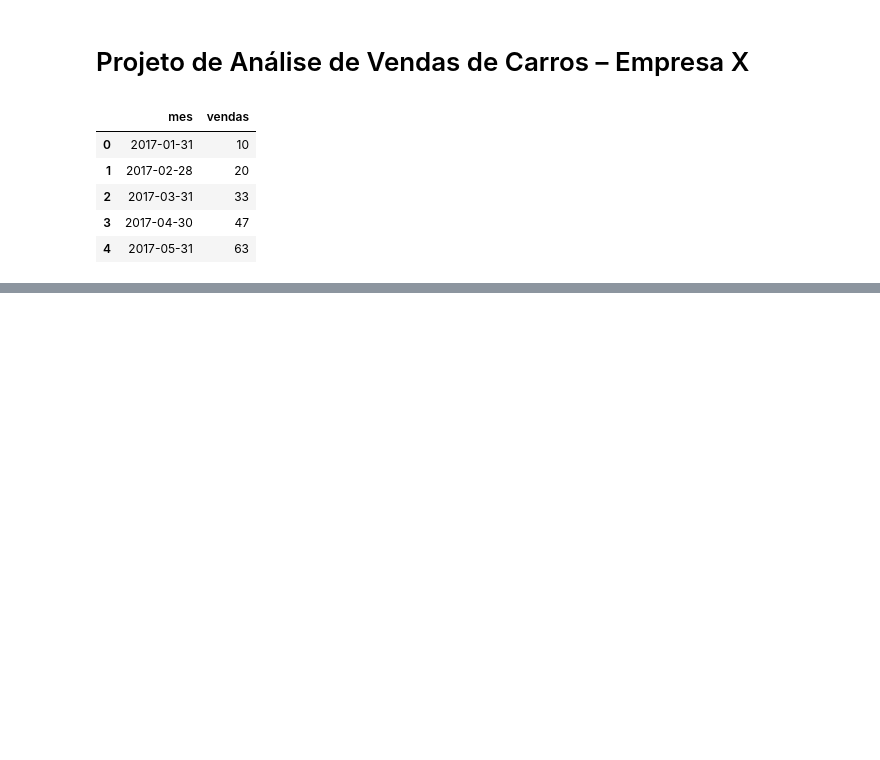
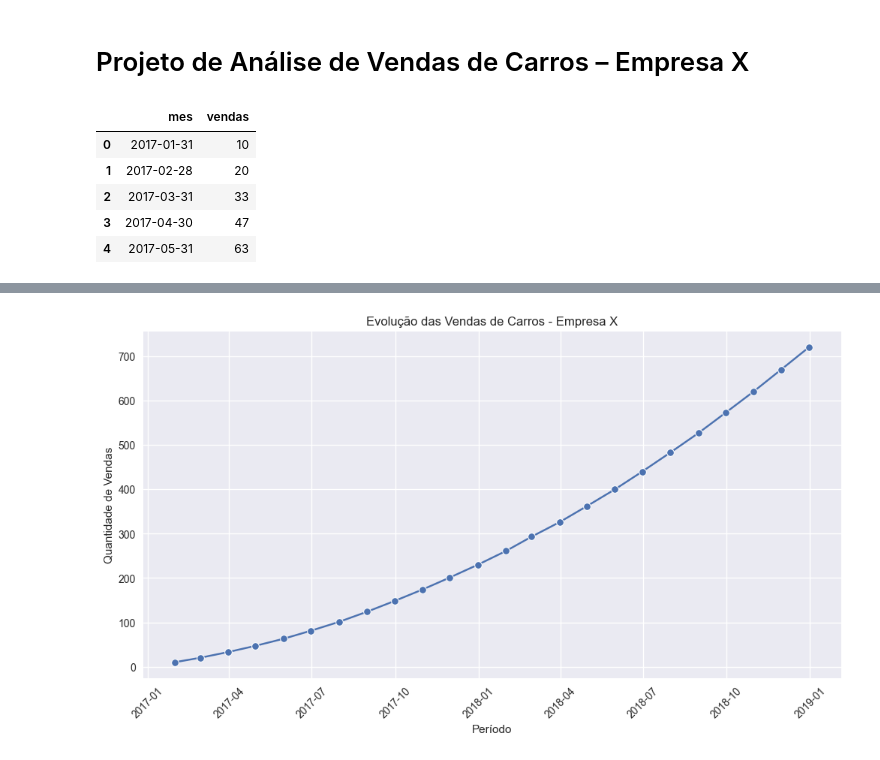
Before and after one commit to TeacherSamanthaSilva/ProjetoVendadeCarros, a Jupyter notebook: vendasdecarros.ipynb, the cells around one changed output, grey strips where cells are left out. Saved outputs shown, nothing was run; the diff lists cells and outputs as text; code cells hidden in the pictures; blank space fills up the shorter version.

```diff
--- a/vendasdecarros.ipynb
+++ b/vendasdecarros.ipynb
@@ -29,0 +55,12 @@ df.head()
+# %%
+# ============================================================
+# 4. Tratamento e preparação dos dados
+# ============================================================
+# Convertendo a coluna 'mes' para formato de data
+df['mes'] = pd.to_datetime(df['mes'])
+
+# Criando colunas adicionais
+df['ano'] = df['mes'].dt.year
+df['mes_num'] = df['mes'].dt.month
+
+df.head()
@@ -29,0 +74,13 @@ df.head()
+# %%
+# ============================================================
+# 5. Análise temporal das vendas
+# ============================================================
+plt.figure(figsize=(12,6))
+sns.lineplot(x="mes", y="vendas", data=df, marker="o")
+plt.title("Evolução das Vendas de Carros - Empresa X")
+plt.xlabel("Período")
+plt.ylabel("Quantidade de Vendas")
+plt.xticks(rotation=45)
+plt.show()
+# %% [output]
+[figure, added]
```
Also changed, not shown: parts of 6 cells of this notebook.
